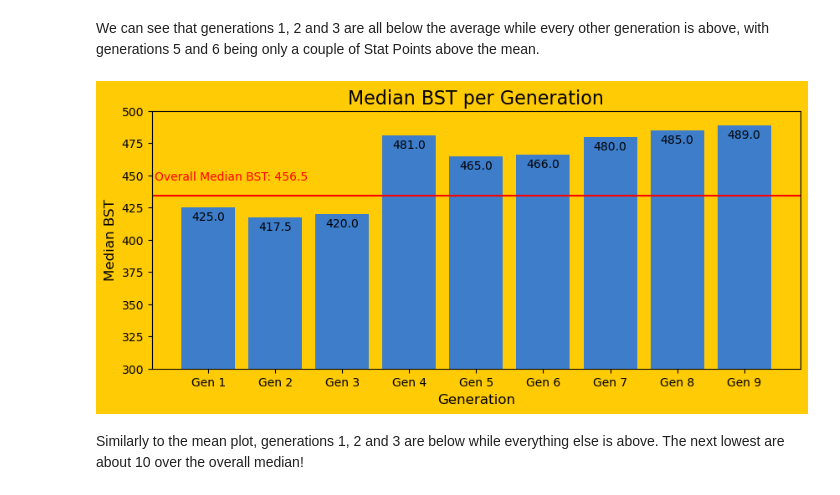
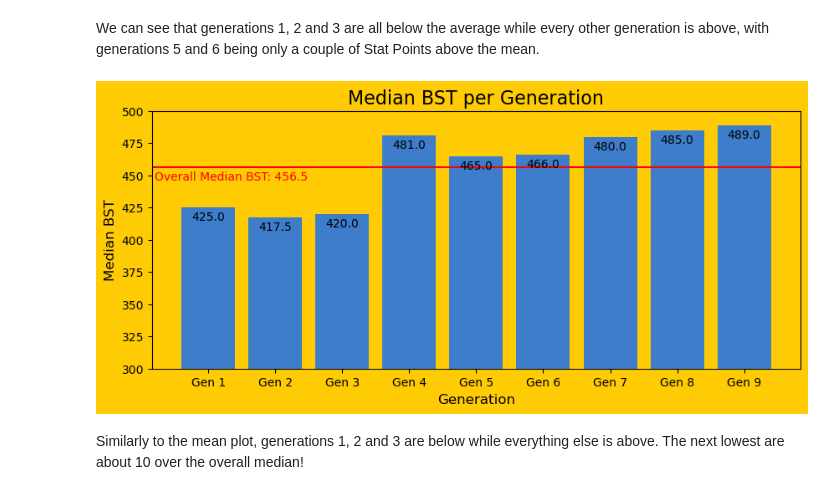
Before and after one commit to ElliotKerr/Pokemon-In-Game-Stats-Project-Repository, a Jupyter notebook: Pokemon In Game Stats Project.ipynb, the cells around one changed output. Saved outputs shown, nothing was run; the diff lists cells and outputs as text; code cells hidden in the pictures.

```diff
--- a/Pokemon In Game Stats Project.ipynb
+++ b/Pokemon In Game Stats Project.ipynb
@@ -627,21 +631,21 @@ We can see that generations 1, 2 and 3 are all below the average while every oth
 # %%
 plt.figure(figsize = (10,4), facecolor = "#FFCB05")
 ax = plt.subplot()
 plt.bar(x = generation_name_list, height = median_list, color = "#3D7DCA")
-plt.axhline(y = overall_mean, color = "red")
+plt.axhline(y = overall_median, color = "red")
 plt.annotate("Overall Median BST: {}".format(round(overall_median,2)), [-0.8,overall_median - 10], color = "red")
 for i in range(len(median_list)):
     plt.annotate(round(median_list[i],2), [i - 0.25, median_list[i] - 10])
 ax.set(ylim = (300, 500))
 plt.yticks(fontsize = 10)
 plt.title("Median BST per Generation", fontsize = 16)
 plt.xlabel("Generation", fontsize = 12)
 plt.ylabel("Median BST", fontsize = 12)
 ax.set_facecolor("#FFCB05")
 plt.savefig("0. Median BST per Generation Bar Chart.png", bbox_inches='tight')
 plt.show()
 # %% [output]
-[figure, old version]
+[figure, new version]
 # %% [markdown]
 Similarly to the mean plot, generations 1, 2 and 3 are below while everything else is above. The next lowest are about 10 over the overall median!
 # %% [markdown]
```
Also changed, not shown: parts of 3 cells of this notebook.
